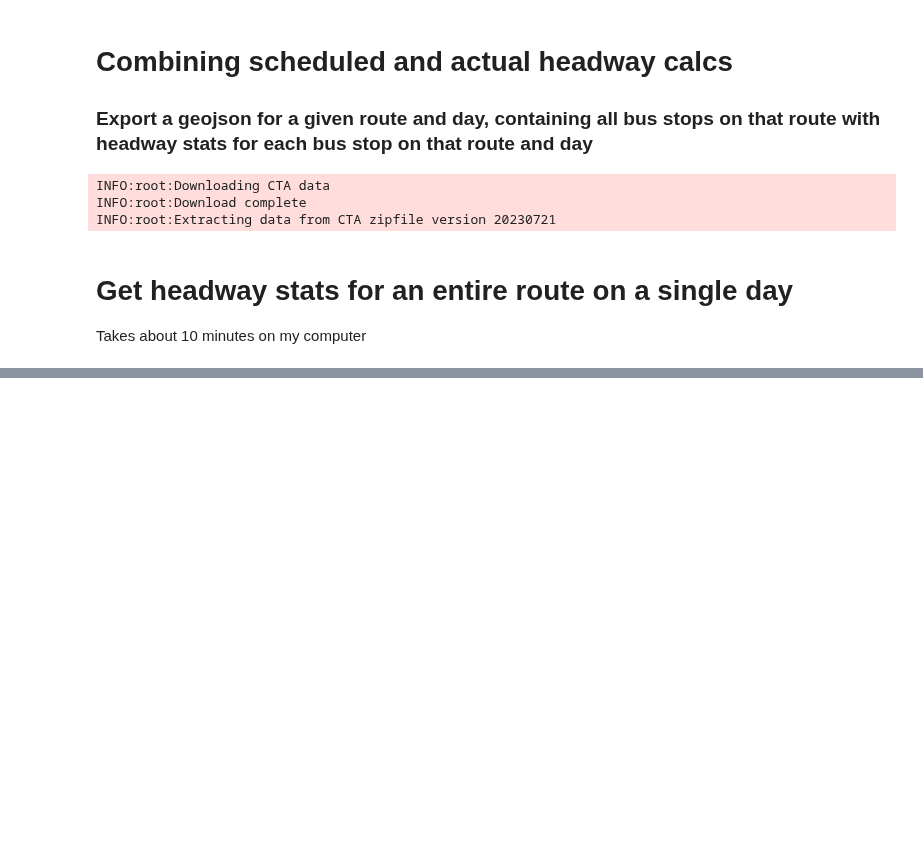
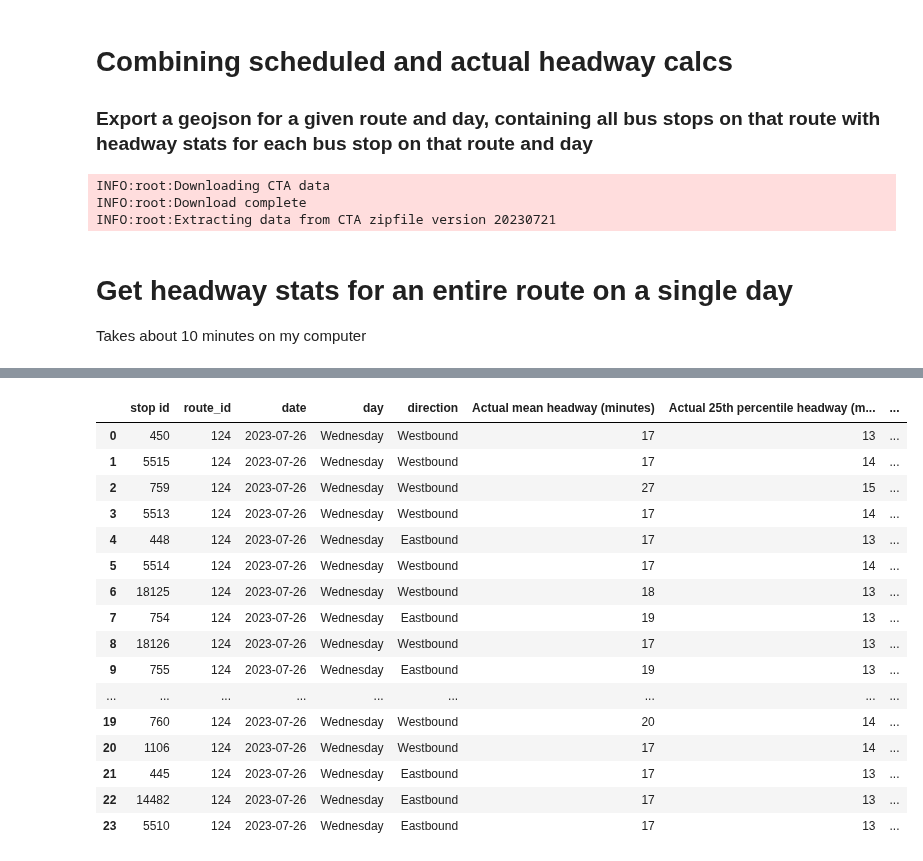
Before and after one commit to kristenhahn/cta_bus_tracker_exploration, a Jupyter notebook: all_headways_all_stops_single_route.ipynb, the cells around one changed output, grey strips where cells are left out. Drawn from its saved outputs; the diff is of its cells as text; code cells hidden in the pictures; blank space fills up the shorter version.

Commit message:
More bug fixes in get_stats_all_stops. GeoDatabase files are correct and maviewable on maps. Geojson throwing error when trying to view.

```diff
--- a/all_headways_all_stops_single_route.ipynb
+++ b/all_headways_all_stops_single_route.ipynb
@@ -29,5 +29,6 @@ Takes about 10 minutes on my computer
 %%capture --no-display
 
 # Route 55, 7/26/2023
+# Smaller route for testing: Route 124, Navy Pier - 7/26/2023
 
-stats_all_stops_55_20230726 = get_stats_all_stops(gtfs_feed, '20', '2023-07-26')
+stats_all_stops_124_20230726 = get_stats_all_stops(gtfs_feed, '124', '2023-07-26')
@@ -49,0 +38,20 @@ stats_all_stops_55_20230726
+# %%
+stats_all_stops_124_20230726
+# %% [output]
+|  | stop id | route_id | date | day | direction | Actual mean headway (minutes) | Actual 25th percentile headway (m... | ... |
+| 0 | 450 | 124 | 2023-07-26 | Wednesday | Westbound | 17 | 13 | ... |
+| 1 | 5515 | 124 | 2023-07-26 | Wednesday | Westbound | 17 | 14 | ... |
+| 2 | 759 | 124 | 2023-07-26 | Wednesday | Westbound | 27 | 15 | ... |
+| 3 | 5513 | 124 | 2023-07-26 | Wednesday | Westbound | 17 | 14 | ... |
+| 4 | 448 | 124 | 2023-07-26 | Wednesday | Eastbound | 17 | 13 | ... |
+| 5 | 5514 | 124 | 2023-07-26 | Wednesday | Westbound | 17 | 14 | ... |
+| 6 | 18125 | 124 | 2023-07-26 | Wednesday | Westbound | 18 | 13 | ... |
+| 7 | 754 | 124 | 2023-07-26 | Wednesday | Eastbound | 19 | 13 | ... |
+| 8 | 18126 | 124 | 2023-07-26 | Wednesday | Westbound | 17 | 13 | ... |
+| 9 | 755 | 124 | 2023-07-26 | Wednesday | Eastbound | 19 | 13 | ... |
+| ... | ... | ... | ... | ... | ... | ... | ... | ... |
+| 19 | 760 | 124 | 2023-07-26 | Wednesday | Westbound | 20 | 14 | ... |
+| 20 | 1106 | 124 | 2023-07-26 | Wednesday | Westbound | 17 | 14 | ... |
+| 21 | 445 | 124 | 2023-07-26 | Wednesday | Eastbound | 17 | 13 | ... |
+| 22 | 14482 | 124 | 2023-07-26 | Wednesday | Eastbound | 17 | 13 | ... |
+| 23 | 5510 | 124 | 2023-07-26 | Wednesday | Eastbound | 17 | 13 | ... |
```
Also changed, not shown: parts of 19 cells of this notebook, 3 other files.
